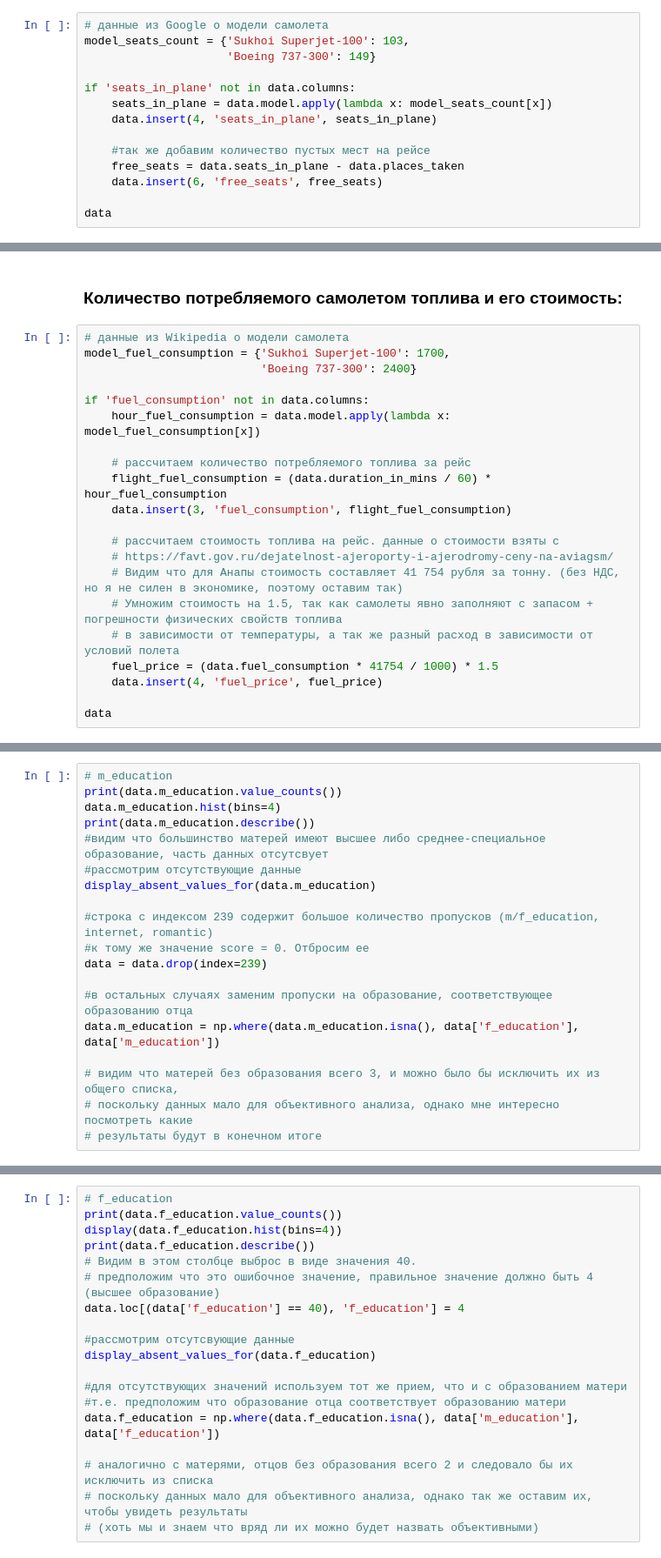
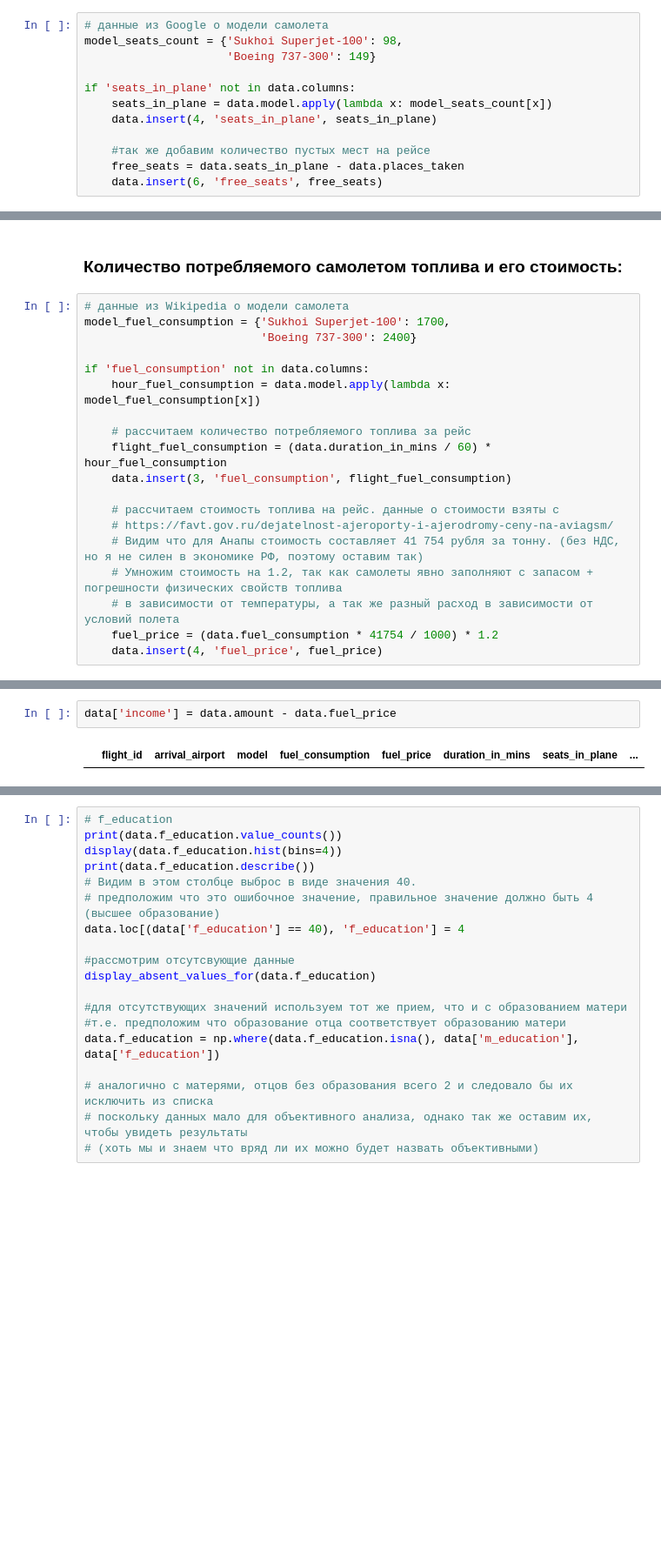
Before and after one commit to Fahrenheit-sp/SkillFactory, a Jupyter notebook: module_4/Module_4.ipynb, the cells around one changed output, grey strips where cells are left out. Shown at 87% size. Drawn from its saved outputs; the diff is of its cells as text; blank space fills up the shorter version.

```diff
--- a/module_4/Module_4.ipynb
+++ b/module_4/Module_4.ipynb
@@ -71,7 +151,7 @@ def replace_empty_string_values_in(series):
 ### Количество мест в самолетах на рейсе:
 # %%
 # данные из Google о модели самолета
-model_seats_count = {'Sukhoi Superjet-100': 103,
+model_seats_count = {'Sukhoi Superjet-100': 98,
                      'Boeing 737-300': 149}
 
 if 'seats_in_plane' not in data.columns:
@@ -81,5 +161,3 @@ if 'seats_in_plane' not in data.columns:
     #так же добавим количество пустых мест на рейсе
     free_seats = data.seats_in_plane - data.places_taken
     data.insert(6, 'free_seats', free_seats)
-
-data
@@ -113,10 +177,8 @@ if 'fuel_consumption' not in data.columns:
 
     # рассчитаем стоимость топлива на рейс. данные о стоимости взяты с
     # https://favt.gov.ru/dejatelnost-ajeroporty-i-ajerodromy-ceny-na-aviagsm/
-    # Видим что для Анапы стоимость составляет 41 754 рубля за тонну. (без НДС, но я не силен в экономике, поэтому оставим так)
-    # Умножим стоимость на 1.5, так как самолеты явно заполняют с запасом + погрешности физических свойств топлива
+    # Видим что для Анапы стоимость составляет 41 754 рубля за тонну. (без НДС, но я не силен в экономике РФ, поэтому оставим так)
+    # Умножим стоимость на 1.2, так как самолеты явно заполняют с запасом + погрешности физических свойств топлива
     # в зависимости от температуры, а так же разный расход в зависимости от условий полета
-    fuel_price = (data.fuel_consumption * 41754 / 1000) * 1.5
+    fuel_price = (data.fuel_consumption * 41754 / 1000) * 1.2
     data.insert(4, 'fuel_price', fuel_price)
-
-data
@@ -168,19 +184,0 @@ Name: duration_in_mins, dtype: float64
-# %%
-# m_education
-print(data.m_education.value_counts())
-data.m_education.hist(bins=4)
-print(data.m_education.describe())
-#видим что большинство матерей имеют высшее либо среднее-специальное образование, часть данных отсутсвует
-#рассмотрим отсутствующие данные
-display_absent_values_for(data.m_education)
-
-#строка с индексом 239 содержит большое количество пропусков (m/f_education, internet, romantic)
-#к тому же значение score = 0. Отбросим ее
-data = data.drop(index=239)
-
-#в остальных случаях заменим пропуски на образование, соответствующее образованию отца
-data.m_education = np.where(data.m_education.isna(), data['f_education'], data['m_education'])
-
-# видим что матерей без образования всего 3, и можно было бы исключить их из общего списка,
-# поскольку данных мало для объективного анализа, однако мне интересно посмотреть какие
-# результаты будут в конечном итоге
@@ -188,0 +187,4 @@ AttributeError: 'DataFrame' object has no attribute 'm_education'
+# %%
+data['income'] = data.amount - data.fuel_price
+# %% [output]
+|  | flight_id | arrival_airport | model | fuel_consumption | fuel_price | duration_in_mins | seats_in_plane | ... |
```
Also changed, not shown: parts of 25 cells of this notebook.
